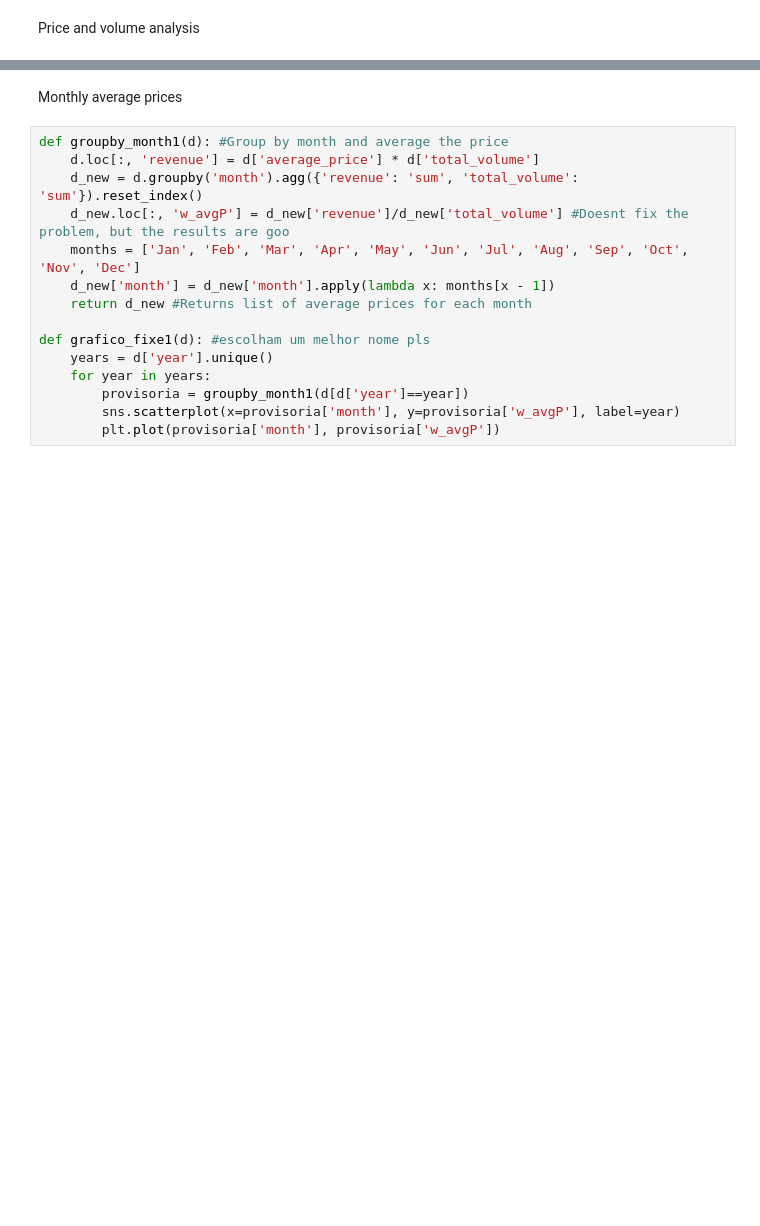
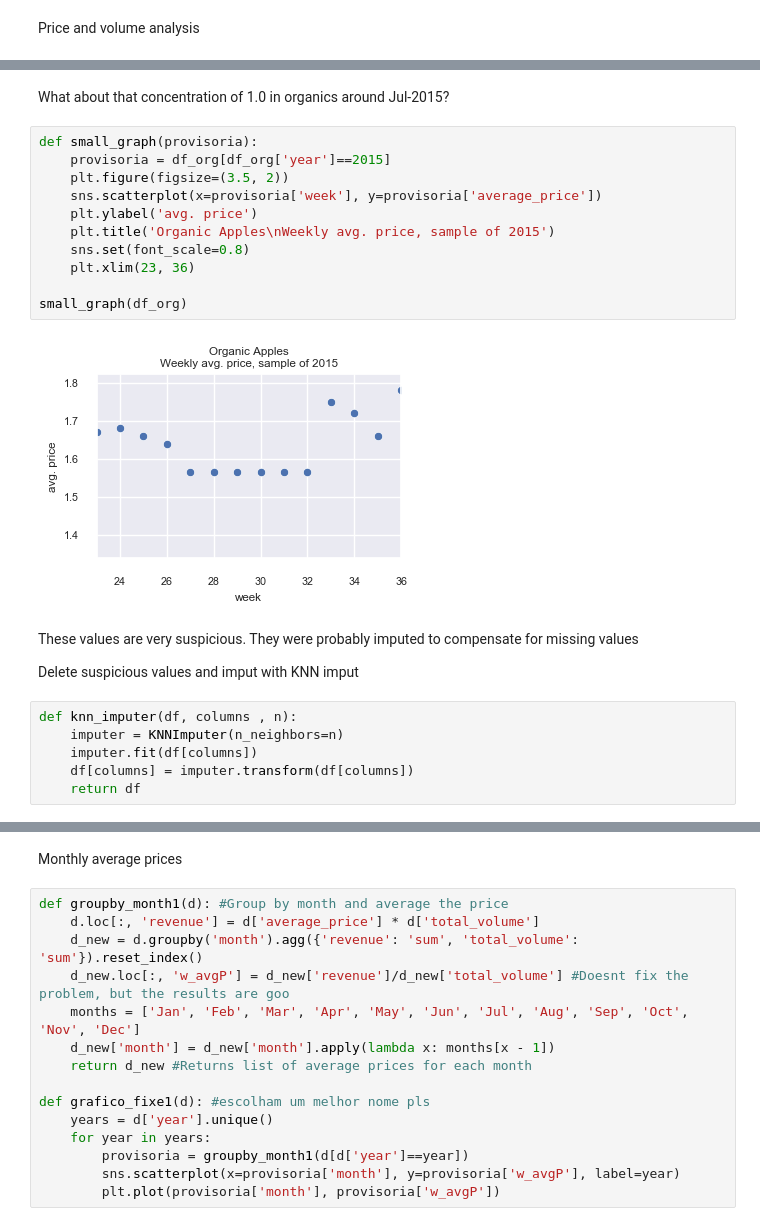
Before and after one commit to marcelomoraiscloser/apple_price, a Jupyter notebook: ApplePricePredictor.ipynb, the cells around one changed output, grey strips where cells are left out. Drawn from its saved outputs; the diff is of its cells as text; blank space fills up the shorter version.

```diff
--- a/ApplePricePredictor.ipynb
+++ b/ApplePricePredictor.ipynb
@@ -285,0 +283,25 @@ plt.tight_layout()
+# %% [markdown]
+What about that concentration of 1.0 in organics around Jul-2015?
+# %%
+def small_graph(provisoria):
+    provisoria = df_org[df_org['year']==2015]
+    plt.figure(figsize=(3.5, 2))
+    sns.scatterplot(x=provisoria['week'], y=provisoria['average_price'])
+    plt.ylabel('avg. price')
+    plt.title('Organic Apples\nWeekly avg. price, sample of 2015')
+    sns.set(font_scale=0.8)
+    plt.xlim(23, 36)
+
+small_graph(df_org)
+# %% [output]
+[figure, added]
+# %% [markdown]
+These values are very suspicious. They were probably imputed to compensate for missing values
+
+Delete suspicious values and imput with KNN imput
+# %%
+def knn_imputer(df, columns , n):
+    imputer = KNNImputer(n_neighbors=n)
+    imputer.fit(df[columns])
+    df[columns] = imputer.transform(df[columns])
+    return df
```
Also changed, not shown: parts of 24 cells of this notebook.
